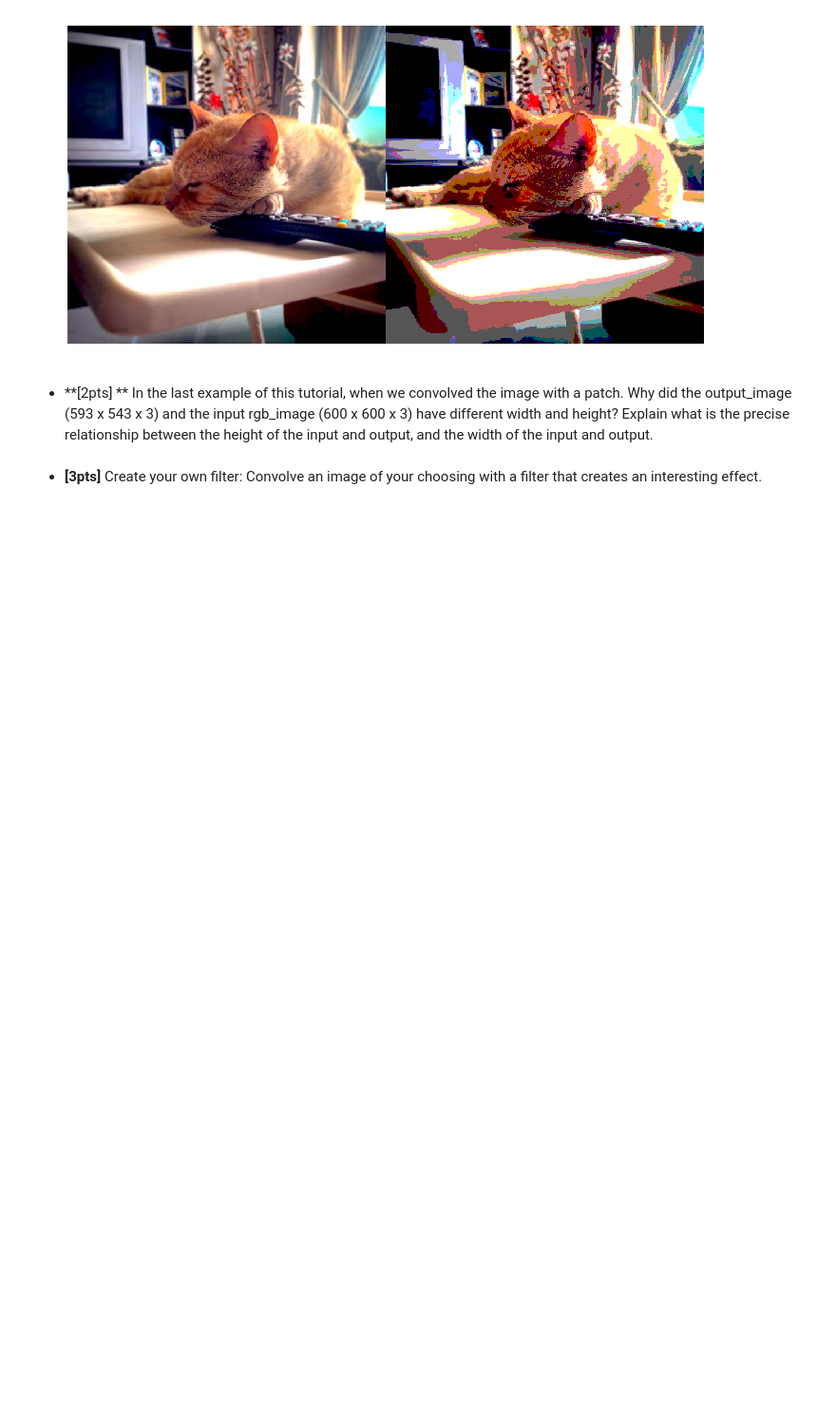
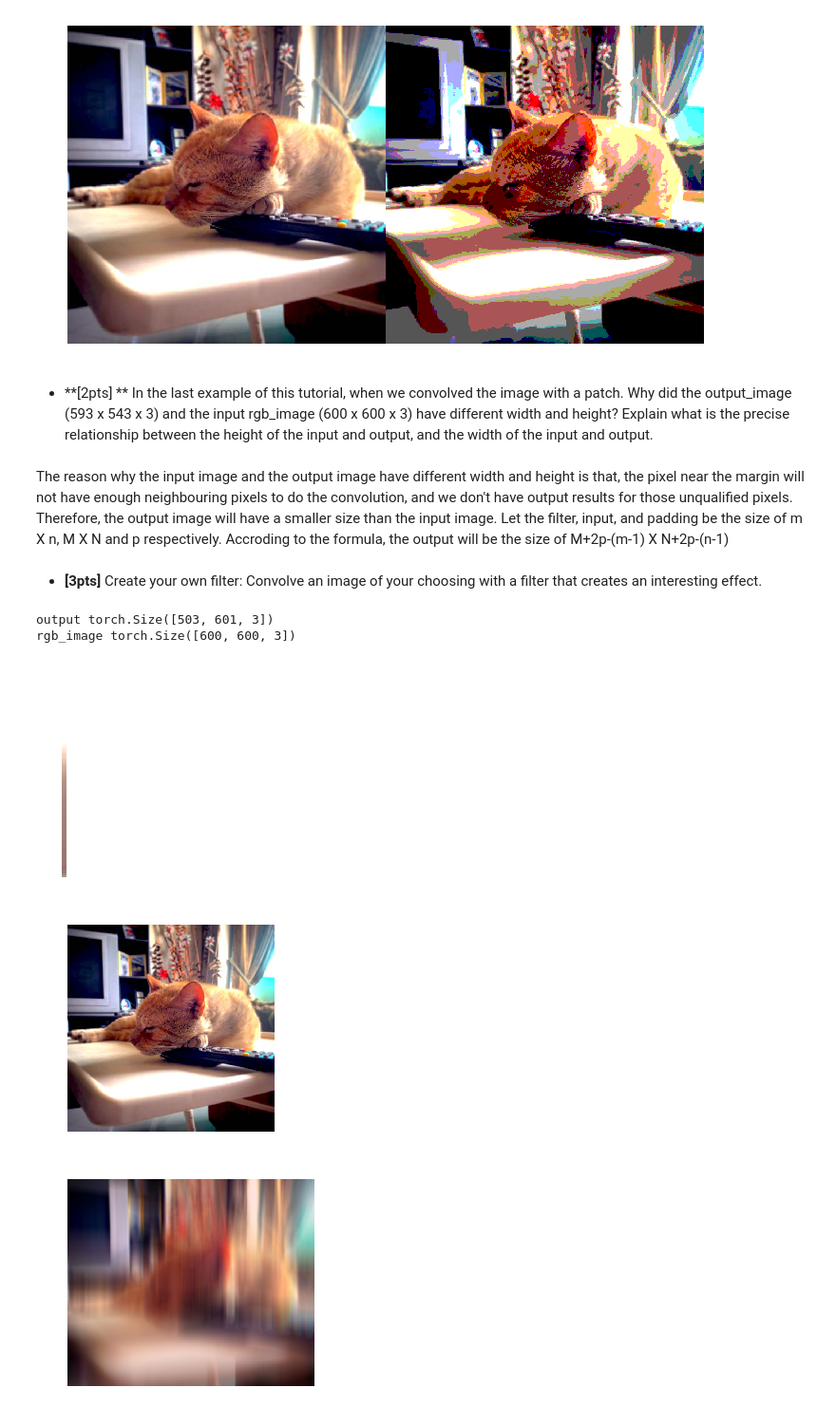
Before and after one commit to Linnnnng/Deep-Learning-for-Vision-Recognition, a Jupyter notebook: image_processing_assignment.ipynb, the cells around one changed output. Shown at 95% size. Drawn from its saved outputs; the diff is of its cells as text; code cells hidden in the pictures; blank space fills up the shorter version.

Commit message:
Update image_processing_assignment.ipynb
finished problem 3 and 4

```diff
--- a/image_processing_assignment.ipynb
+++ b/image_processing_assignment.ipynb
@@ -252,7 +252,7 @@ def SingleChannelConvolution(input_image, kernel):
     import torch.nn.functional as F
     kernel = kernel.contiguous()
     output = F.conv2d(input_image.unsqueeze(0).unsqueeze(0),
-                      kernel.unsqueeze(0).unsqueeze(0), padding = 0)
+                      kernel.unsqueeze(0).unsqueeze(0), padding = 1)
     return output.squeeze()
 
 output1 = SingleChannelConvolution(rgb_image[:, :, 0], kernel_patch[:, :, 0])
@@ -334,5 +334,8 @@ plt.grid('off');  plt.axis('off'); plt.show()
 * **[2pts] ** In the last example of this tutorial, when we convolved the image with a patch. Why did the output_image (593 x 543 x 3) and the input rgb_image (600 x 600 x 3) have different width and height? Explain what is the precise relationship between the height of the input and output, and the width of the input and output.
 # %%
 # Explain your reasoning and provide here the formula. Feel free to add a Text Cell instead of this code cell.
+# %% [markdown]
+The reason why the input image and the output image have different width and height is that, the pixel near the margin will not have enough neighbouring pixels to do the convolution, and we don't have output results for those unqualified pixels. Therefore, the output image will have a smaller size than the input image.
+Let the filter, input, and padding be the size of m X n, M X N and p respectively. Accroding to the formula, the output will be the size of M+2p-(m-1) X N+2p-(n-1)
 # %% [markdown]
 * **[3pts]** Create your own filter: Convolve an image of your choosing with a filter that creates an interesting effect.
@@ -340,0 +342,29 @@ plt.grid('off');  plt.axis('off'); plt.show()
+# %%
+# Make sure you show here the filter and the input and output images (before and after filtering).
+rgb_image = img.clone()
+kernel_patch = img[450:550, 300:302, :]
+
+output1 = SingleChannelConvolution(rgb_image[:, :, 0], kernel_patch[:, :, 0])
+output2 = SingleChannelConvolution(rgb_image[:, :, 1], kernel_patch[:, :, 1])
+output3 = SingleChannelConvolution(rgb_image[:, :, 2], kernel_patch[:, :, 2])
+
+# Add a dummy channel dimension to each output and concat across this dimension.
+output_image = torch.cat((output1[:, :, np.newaxis],
+                          output2[:, :, np.newaxis],
+                          output3[:, :, np.newaxis]), 2)
+
+output_image = (output_image - output_image.min()) / \
+               (output_image.max() - output_image.min())
+
+print('output', output_image.size())
+print('rgb_image', rgb_image.size())
+
+display_image(kernel_patch)
+display_image(rgb_image)
+display_image(output_image)
+# %% [output]
+output torch.Size([503, 601, 3])
+rgb_image torch.Size([600, 600, 3])
+[figure, added]
+[figure, added]
+[figure, added]
```
Also changed, not shown: parts of 3 cells of this notebook.
